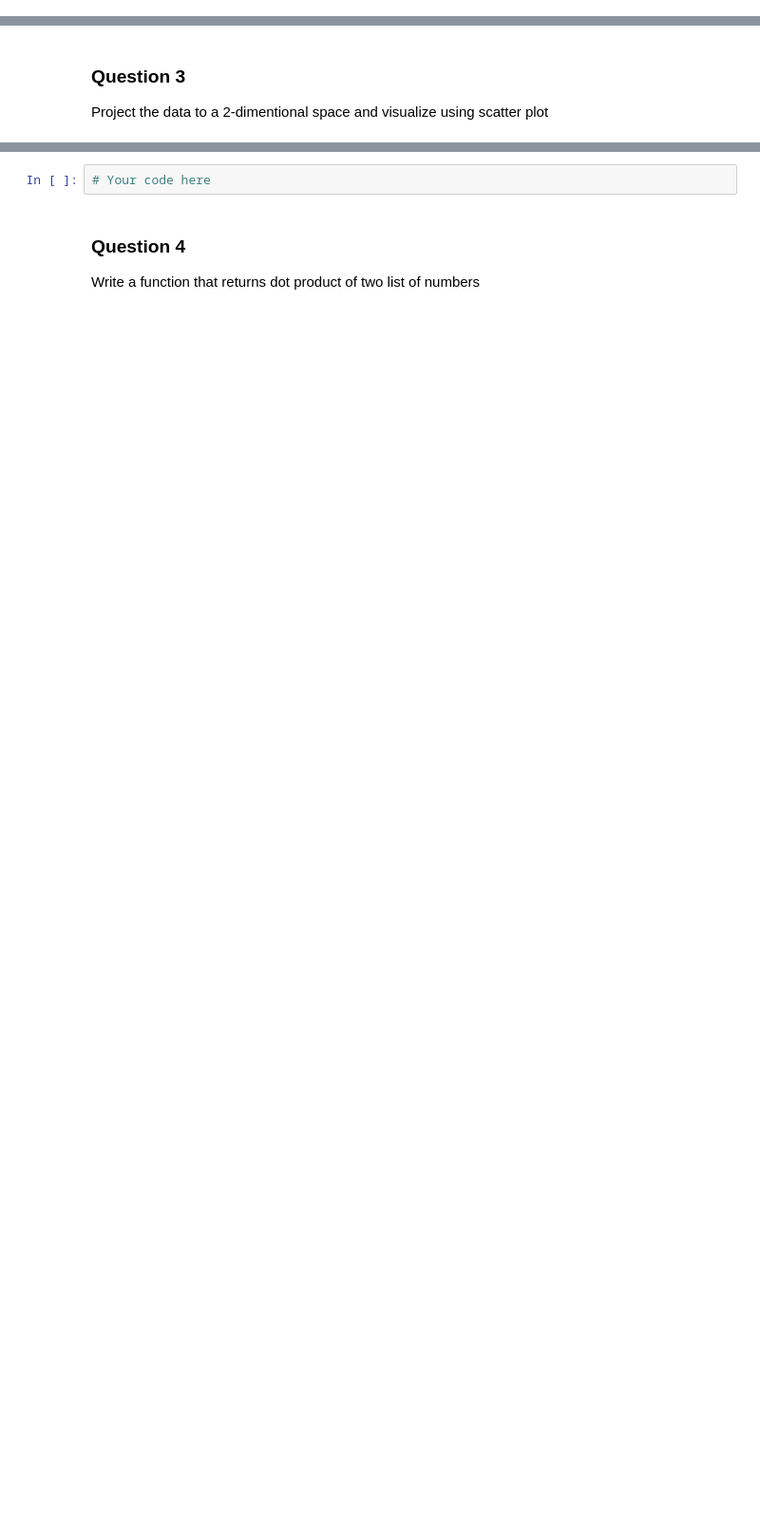
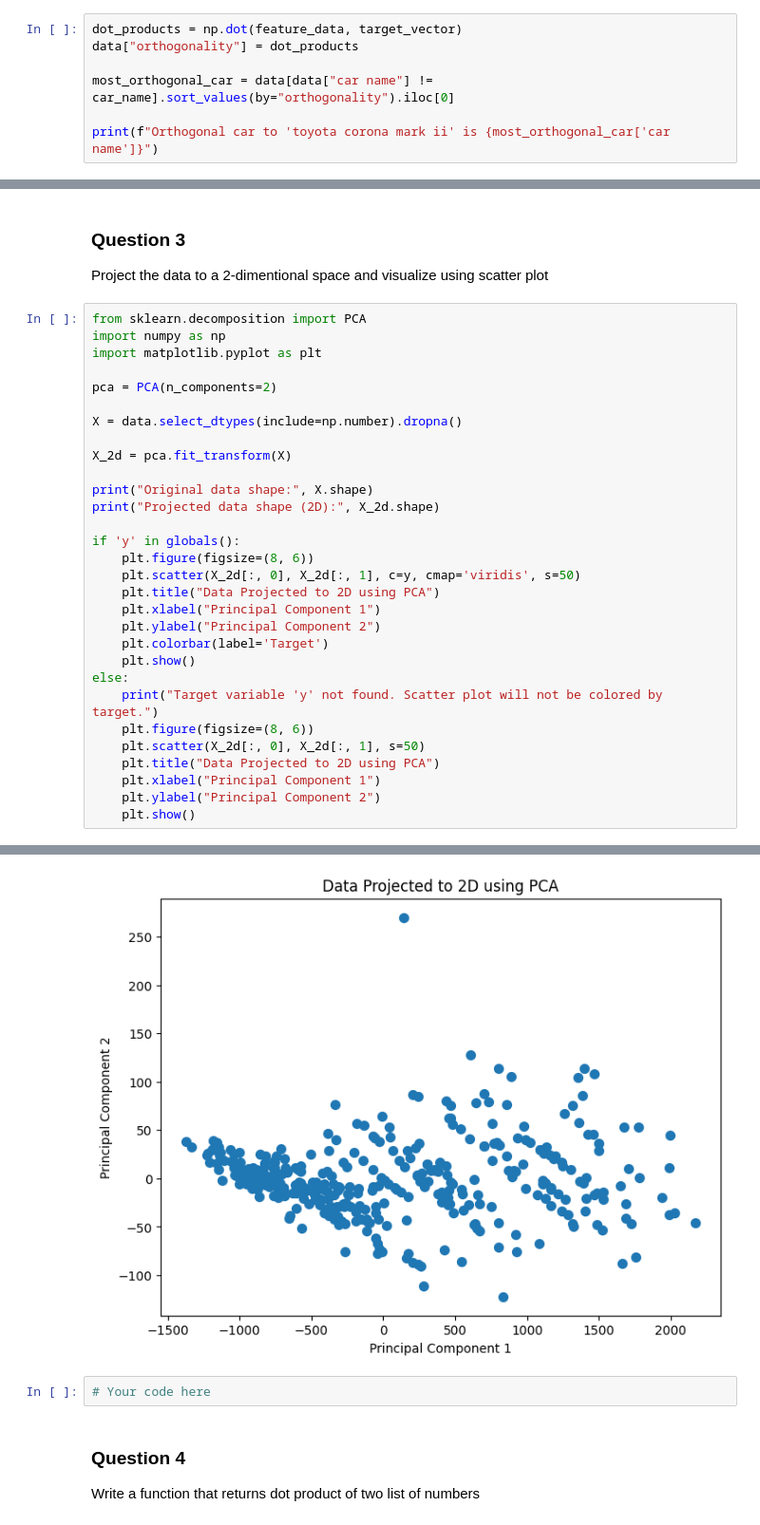
Before and after one commit to Abhinavvvvvvvv/Linear-algebra-assignment, a Jupyter notebook: Linear_Algebra_Assignment.ipynb, the cells around one changed output, grey strips where cells are left out. Shown: that part at 95% size. Saved outputs shown, nothing was run; the diff lists cells and outputs as text; blank space fills up the shorter version.

```diff
--- a/Linear_Algebra_Assignment.ipynb
+++ b/Linear_Algebra_Assignment.ipynb
@@ -8,3 +39,10 @@ Using auto-mpg data, find the top 5 similar cars to toyota corona mark ii
 # %% [markdown]
 ### Question 2
 Find completely unique/orthogonal car to toyota corona mark ii
+# %%
+dot_products = np.dot(feature_data, target_vector)
+data["orthogonality"] = dot_products
+
+most_orthogonal_car = data[data["car name"] != car_name].sort_values(by="orthogonality").iloc[0]
+
+print(f"Orthogonal car to 'toyota corona mark ii' is {most_orthogonal_car['car name']}")
@@ -13,3 +53,34 @@ Find completely unique/orthogonal car to toyota corona mark ii
 # %% [markdown]
 ### Question 3
 Project the data to a 2-dimentional space and visualize using scatter plot
+# %%
+from sklearn.decomposition import PCA
+import numpy as np
+import matplotlib.pyplot as plt
+
+pca = PCA(n_components=2)
+
+X = data.select_dtypes(include=np.number).dropna()
+
+X_2d = pca.fit_transform(X)
+
+print("Original data shape:", X.shape)
+print("Projected data shape (2D):", X_2d.shape)
+
+if 'y' in globals():
+    plt.figure(figsize=(8, 6))
+    plt.scatter(X_2d[:, 0], X_2d[:, 1], c=y, cmap='viridis', s=50)
+    plt.title("Data Projected to 2D using PCA")
+    plt.xlabel("Principal Component 1")
+    plt.ylabel("Principal Component 2")
+    plt.colorbar(label='Target')
+    plt.show()
+else:
+    print("Target variable 'y' not found. Scatter plot will not be colored by target.")
+    plt.figure(figsize=(8, 6))
+    plt.scatter(X_2d[:, 0], X_2d[:, 1], s=50)
+    plt.title("Data Projected to 2D using PCA")
+    plt.xlabel("Principal Component 1")
+    plt.ylabel("Principal Component 2")
+    plt.show()
+# %% [output]
@@ -16,3 +90,4 @@ Project the data to a 2-dimentional space and visualize using scatter plot
+[figure, added]
 # %%
 # Your code here
 # %% [markdown]
```
Also changed, not shown: parts of 8 cells of this notebook.
